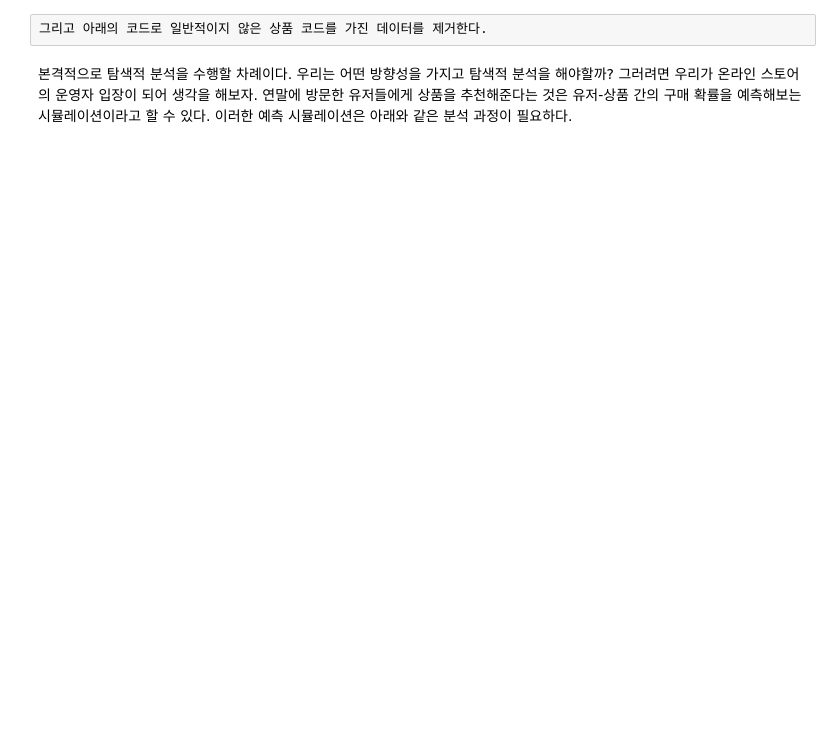
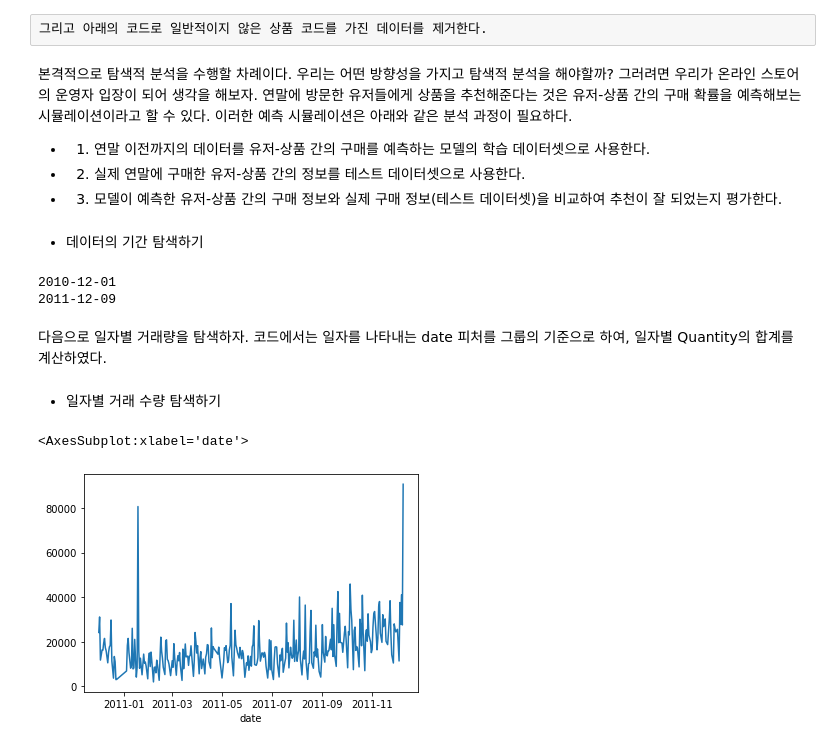
Before and after one commit to jaeyoon89/python_data_analysis, a Jupyter notebook: ch5-2_recommendation_for_retailer.ipynb, the cells around one changed output. Saved outputs shown, nothing was run; the diff lists cells and outputs as text; code cells hidden in the pictures; blank space fills up the shorter version.

```diff
--- a/ch5-2_recommendation_for_retailer.ipynb
+++ b/ch5-2_recommendation_for_retailer.ipynb
@@ -132,3 +130,27 @@ df = df[df['ContainDigit'] == True]
 # %% [markdown]
 본격적으로 탐색적 분석을 수행할 차례이다. 우리는 어떤 방향성을 가지고 탐색적 분석을 해야할까? 그러려면 우리가 온라인 스토어의 운영자 입장이 되어 생각을 해보자.
 연말에 방문한 유저들에게 상품을 추천해준다는 것은 유저-상품 간의 구매 확률을 예측해보는 시뮬레이션이라고 할 수 있다. 이러한 예측 시뮬레이션은 아래와 같은 분석 과정이 필요하다.
+- 1. 연말 이전까지의 데이터를 유저-상품 간의 구매를 예측하는 모델의 학습 데이터셋으로 사용한다.
+- 2. 실제 연말에 구매한 유저-상품 간의 정보를 테스트 데이터셋으로 사용한다.
+- 3. 모델이 예측한 유저-상품 간의 구매 정보와 실제 구매 정보(테스트 데이터셋)을 비교하여 추천이 잘 되었는지 평가한다.
+# %% [markdown]
+- 데이터의 기간 탐색하기
+# %%
+# 거래 데이터에서 가장 오래된 데이터와 가장 최신의 데이터를 탐색한다.
+df['date'] = df['InvoiceDate'].dt.date
+print(df['date'].min())
+print(df['date'].max())
+# %% [output]
+2010-12-01
+2011-12-09
+# %% [markdown]
+다음으로 일자별 거래량을 탐색하자. 코드에서는 일자를 나타내는 date 피처를 그룹의 기준으로 하여, 일자별 Quantity의 합계를 계산하였다.
+# %% [markdown]
+- 일자별 거래 수량 탐색하기
+# %%
+# 일자별 총 거래 수량을 탐색하자.
+date_quantity_series = df.groupby('date')['Quantity'].sum()
+date_quantity_series.plot()
+# %% [output]
+<AxesSubplot:xlabel='date'>
+[figure, added]
```
Also changed, not shown: parts of 37 cells of this notebook.
